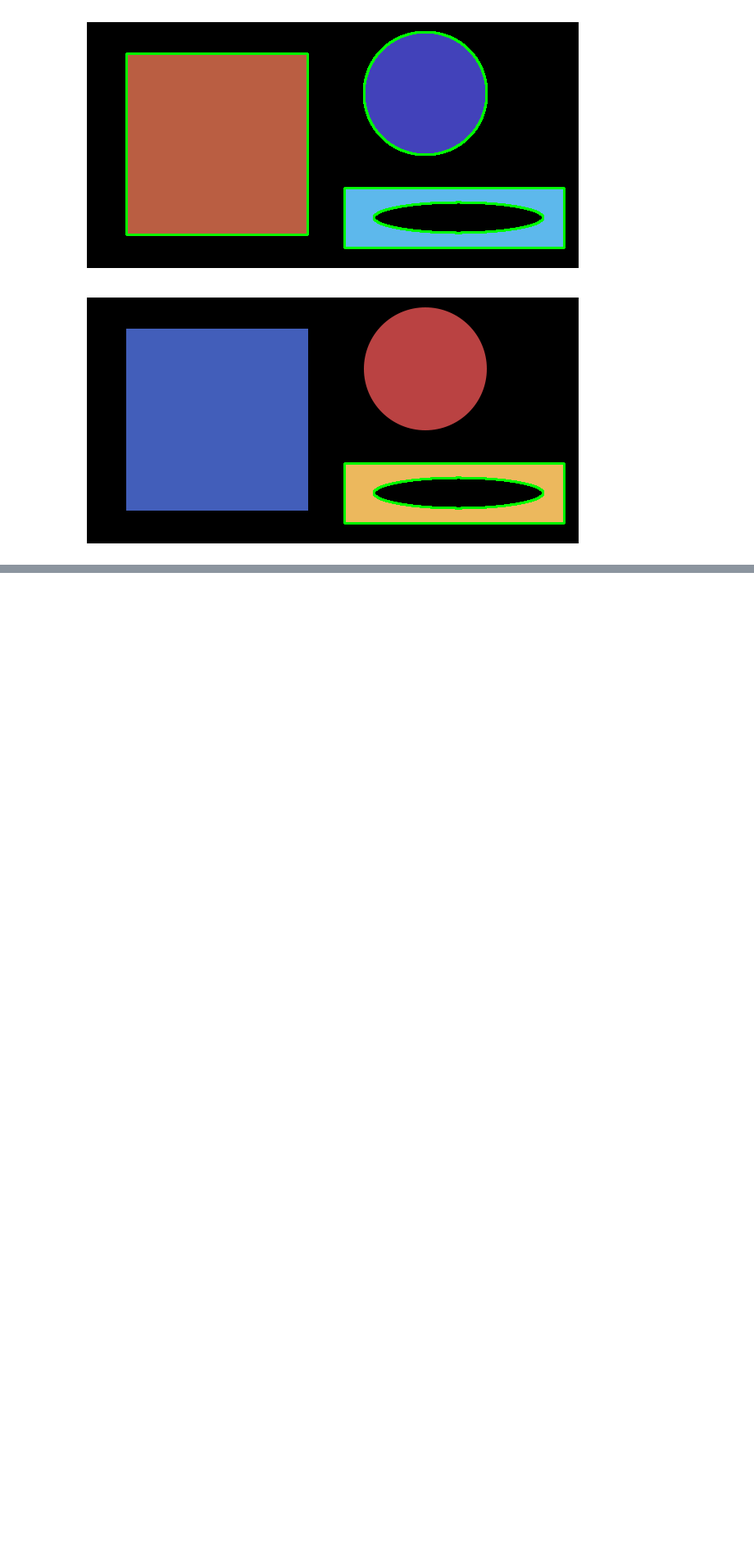
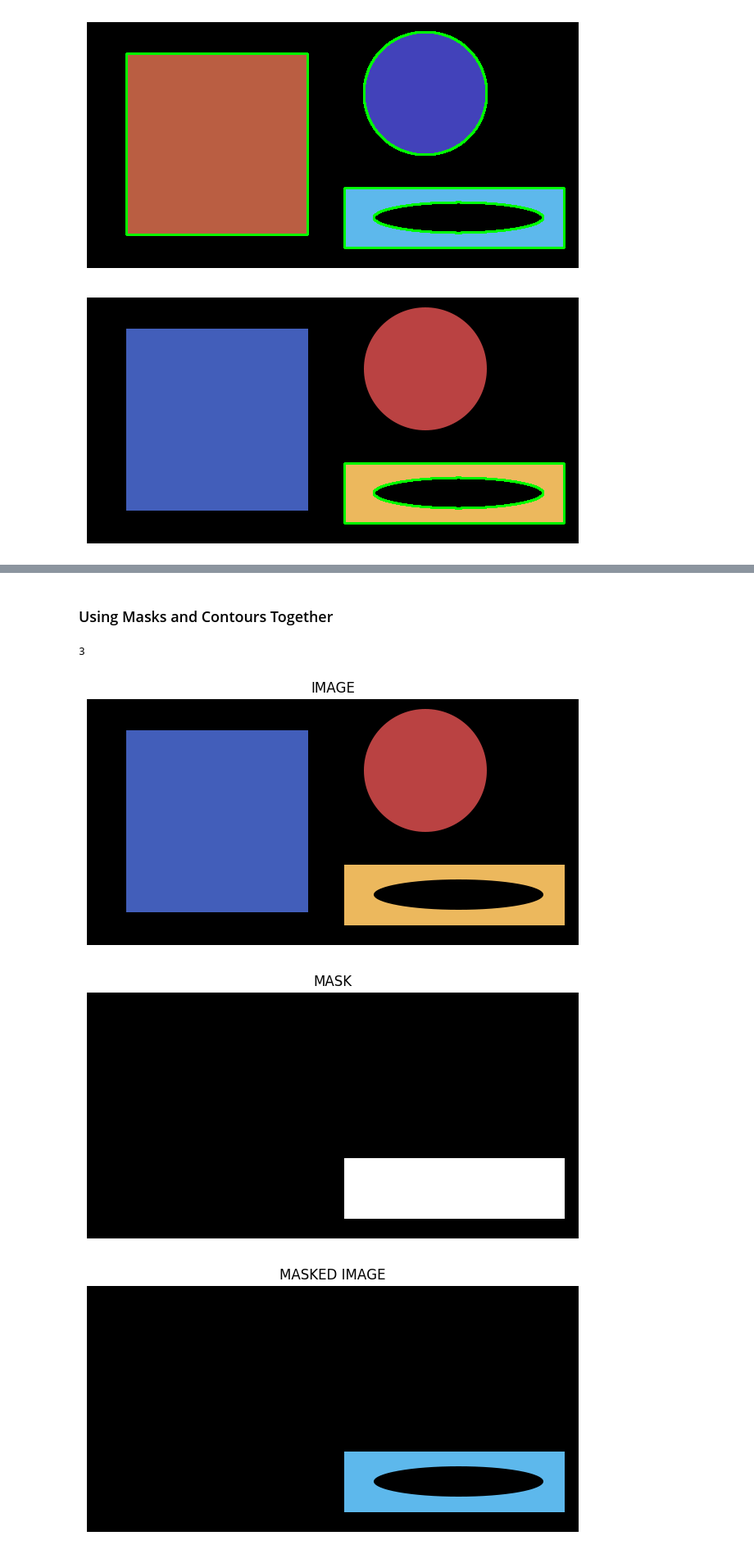
Before and after one commit to KarthikKothareddy/pisgurus, a Jupyter notebook: contours.ipynb, the cells around one changed output, grey strips where cells are left out. Shown at 82% size. Cells and saved outputs as stored; diff of their text form; code cells hidden in the pictures; blank space fills up the shorter version.

Commit message:
masked contours

```diff
--- a/contours.ipynb
+++ b/contours.ipynb
@@ -98 +100,37 @@ display(clone)
 [figure]
+# %% [markdown]
+### Using Masks and Contours Together
+# %%
+clone = image.copy()
+
+contours = cv2.findContours(image=gray.copy(), mode=cv2.RETR_EXTERNAL, method=cv2.CHAIN_APPROX_SIMPLE)
+contours = imutils.grab_contours(contours)
+print(len(contours))
+
+for c in contours:
+
+    # construct mask
+    mask = np.zeros(gray.shape, dtype="uint8")
+
+    # draw contours on mask
+    cv2.drawContours(
+        image=mask,
+        contours=[c],
+        contourIdx=-1,
+        color=255, # indicating that we want to draw white
+        thickness=-1 # indicating to fill the shape
+    )
+
+    # show
+    display(image, title="IMAGE")
+    display(mask, flip=False, cmap="gray", title="MASK")
+
+    # masked - image + mask
+    masked_image = cv2.bitwise_and(image, image, mask=mask)
+
+    display(masked_image, flip=False, cmap="gray", title="MASKED IMAGE")
+# %% [output]
+3
+[figure, added]
+[figure, added]
+[figure, added]
```
Also changed, not shown: parts of 2 cells of this notebook.
